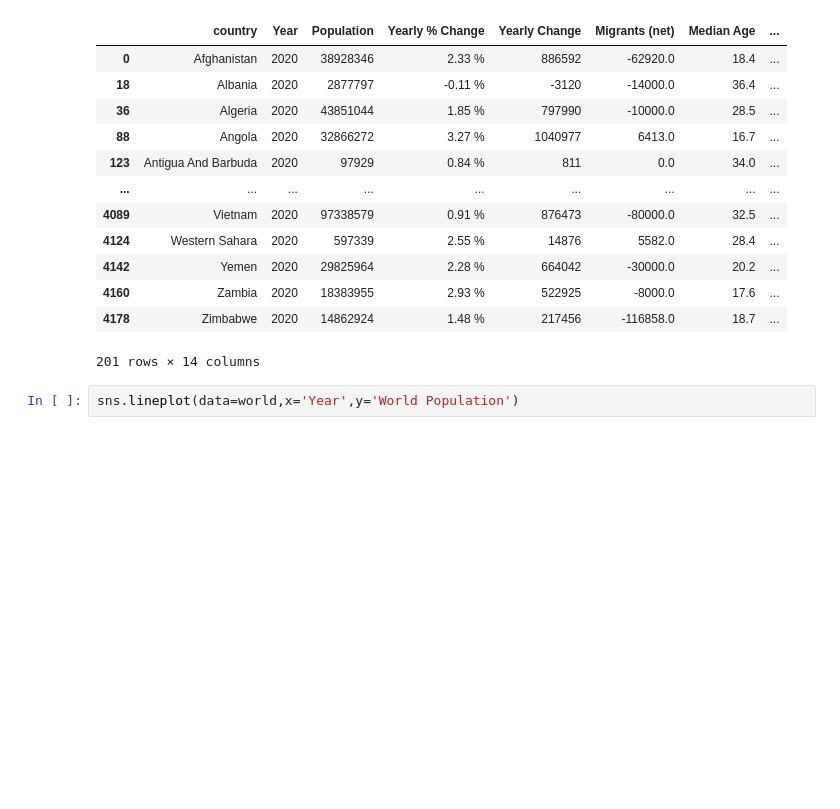
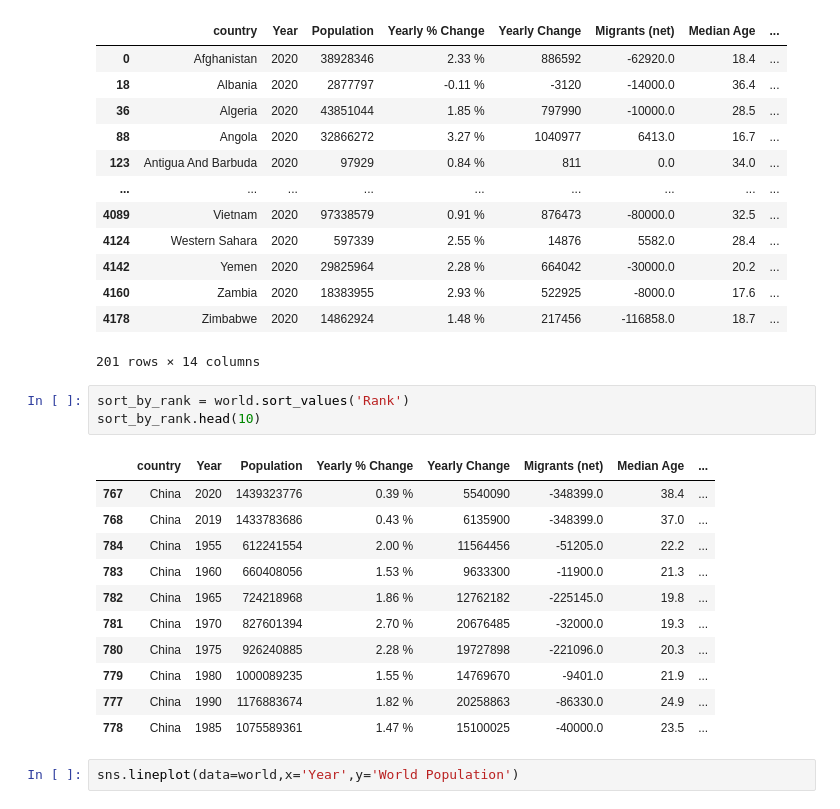
Before and after one commit to ShubhamGupta2505/MachineLearningPractice, a Jupyter notebook: eda-on-world-population-dataset.ipynb, the cells around one changed output. Drawn from its saved outputs; the diff is of its cells as text; blank space fills up the shorter version.

```diff
--- a/eda-on-world-population-dataset.ipynb
+++ b/eda-on-world-population-dataset.ipynb
@@ -242,6 +242,21 @@ Year.get_group(2020)
 | 4160 | Zambia | 2020 | 18383955 | 2.93 % | 522925 | -8000.0 | 17.6 | ... |
 | 4178 | Zimbabwe | 2020 | 14862924 | 1.48 % | 217456 | -116858.0 | 18.7 | ... |
 201 rows × 14 columns
+# %%
+sort_by_rank = world.sort_values('Rank')
+sort_by_rank.head(10)
+# %% [output]
+|  | country | Year | Population | Yearly % Change | Yearly Change | Migrants (net) | Median Age | ... |
+| 767 | China | 2020 | 1439323776 | 0.39 % | 5540090 | -348399.0 | 38.4 | ... |
+| 768 | China | 2019 | 1433783686 | 0.43 % | 6135900 | -348399.0 | 37.0 | ... |
+| 784 | China | 1955 | 612241554 | 2.00 % | 11564456 | -51205.0 | 22.2 | ... |
+| 783 | China | 1960 | 660408056 | 1.53 % | 9633300 | -11900.0 | 21.3 | ... |
+| 782 | China | 1965 | 724218968 | 1.86 % | 12762182 | -225145.0 | 19.8 | ... |
+| 781 | China | 1970 | 827601394 | 2.70 % | 20676485 | -32000.0 | 19.3 | ... |
+| 780 | China | 1975 | 926240885 | 2.28 % | 19727898 | -221096.0 | 20.3 | ... |
+| 779 | China | 1980 | 1000089235 | 1.55 % | 14769670 | -9401.0 | 21.9 | ... |
+| 777 | China | 1990 | 1176883674 | 1.82 % | 20258863 | -86330.0 | 24.9 | ... |
+| 778 | China | 1985 | 1075589361 | 1.47 % | 15100025 | -40000.0 | 23.5 | ... |
 # %%
 sns.lineplot(data=world,x='Year',y='World Population')
 # %% [output]
```
Also changed, not shown: parts of 2 cells of this notebook.
